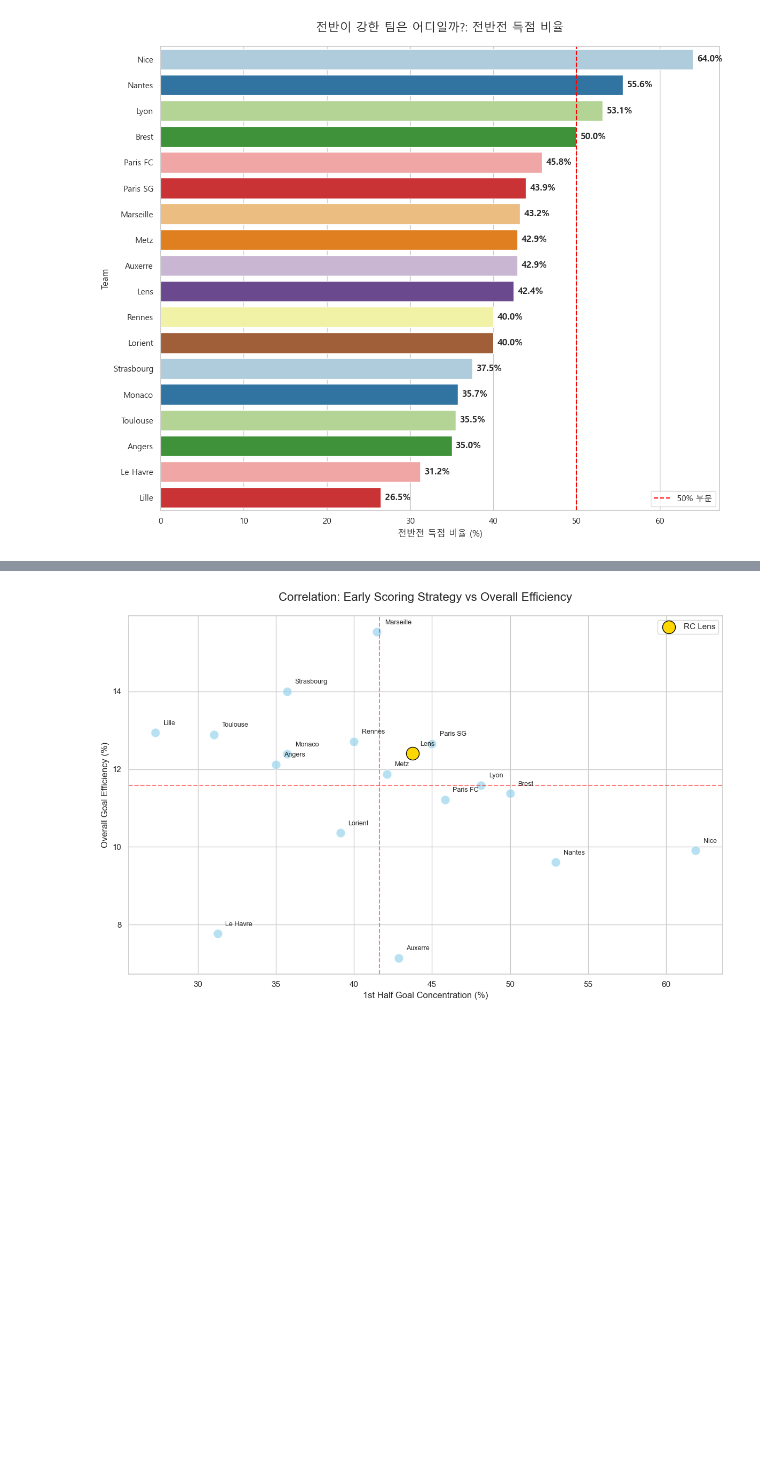
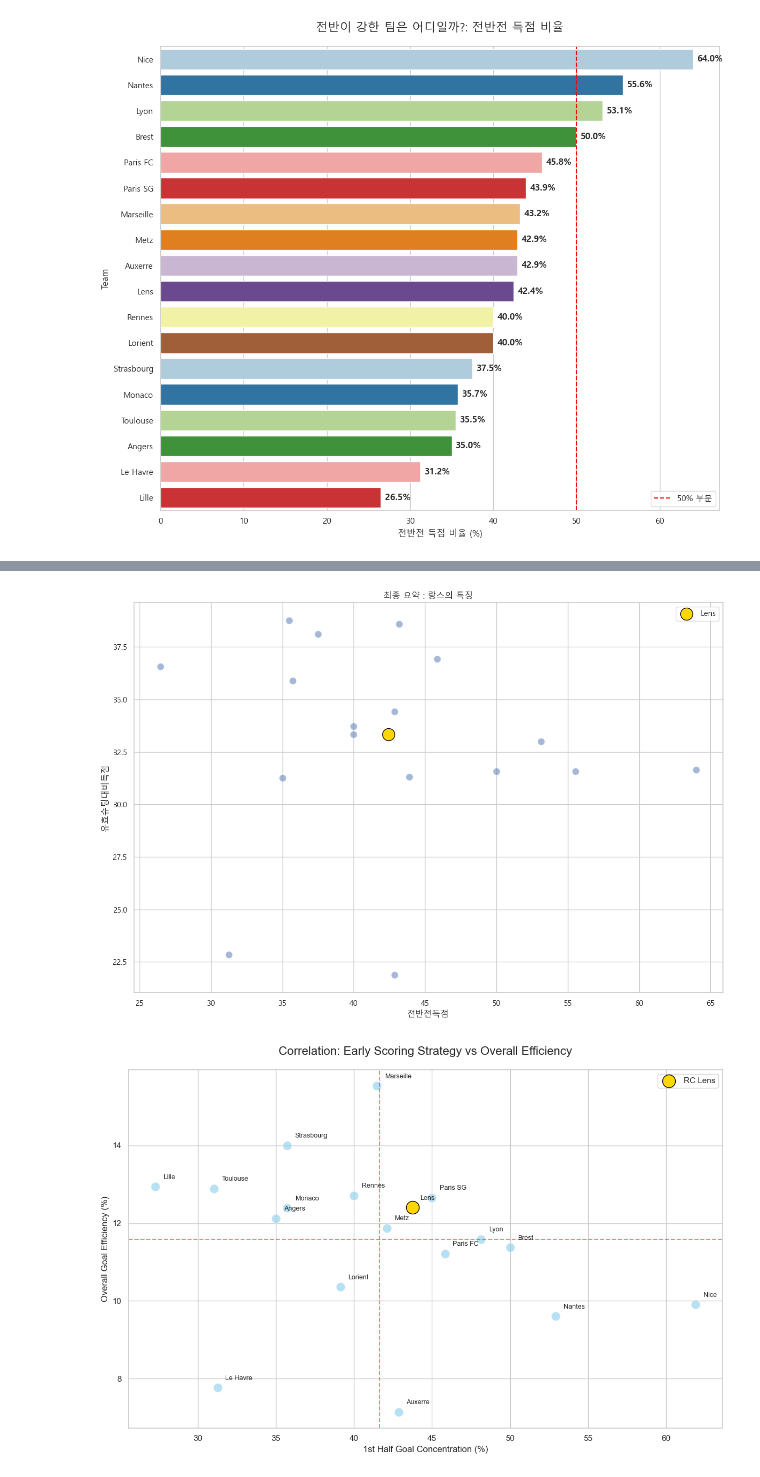
Before and after one commit to 0jyyyyy/Soccer_Lens, a Jupyter notebook: Ligue1/Ligue1_lens_dashboard.ipynb, the cells around one changed output, grey strips where cells are left out. Drawn from its saved outputs; the diff is of its cells as text; code cells hidden in the pictures; blank space fills up the shorter version.

```diff
--- a/Ligue1/Ligue1_lens_dashboard.ipynb
+++ b/Ligue1/Ligue1_lens_dashboard.ipynb
@@ -134,3 +178,21 @@ Passing `palette` without assigning `hue` is deprecated and will be removed in v
+# %%
+# 랑스의 특징을 산점도로 표시
+plt.figure(figsize=(15,10))
+sns.scatterplot(
+  data= df_pivot,
+  x='전반전득점',
+  y='유효슈팅대비득점',
+  s=100,
+  alpha=0.5
+)
+# 랑스 강조
+lens = df_pivot[df_pivot['Team'] == 'Lens']
+plt.scatter(lens['전반전득점'], lens['유효슈팅대비득점'], color='gold', s=300, edgecolors='black', label='Lens')
+plt.title('최종 요약 : 랑스의 특징')
+plt.legend()
+plt.show()
+# %% [output]
+[figure, added]
 # %%
 # 1. 데이터 준비 (Metric별로 나누어져 있는 데이터를 가로로 펼치기)
 # 'Team'을 기준으로 각 지표(Metric)들을 컬럼으로 변환합니다.
```
Also changed, not shown: parts of 2 cells of this notebook.
